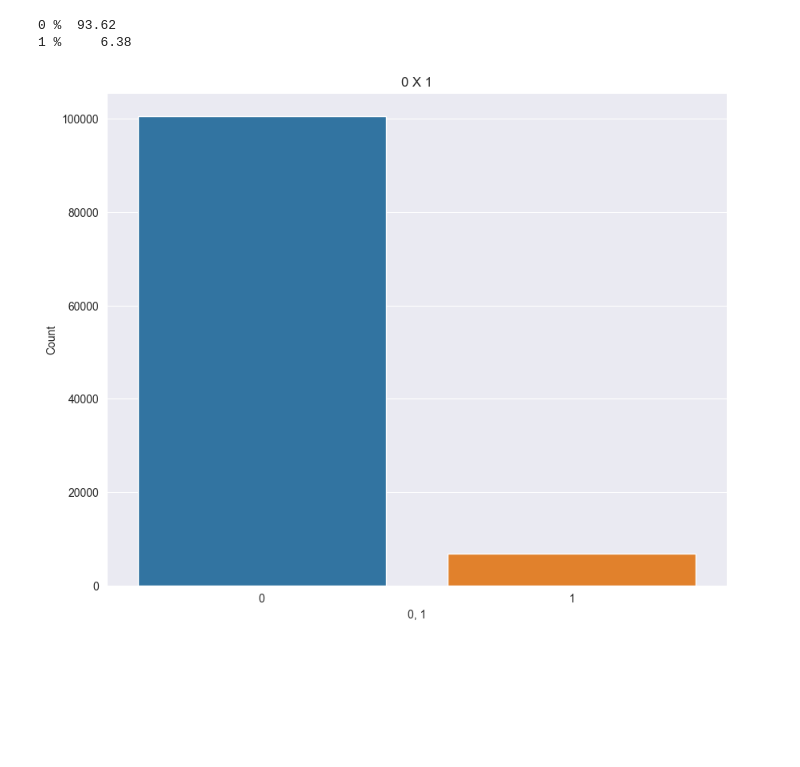
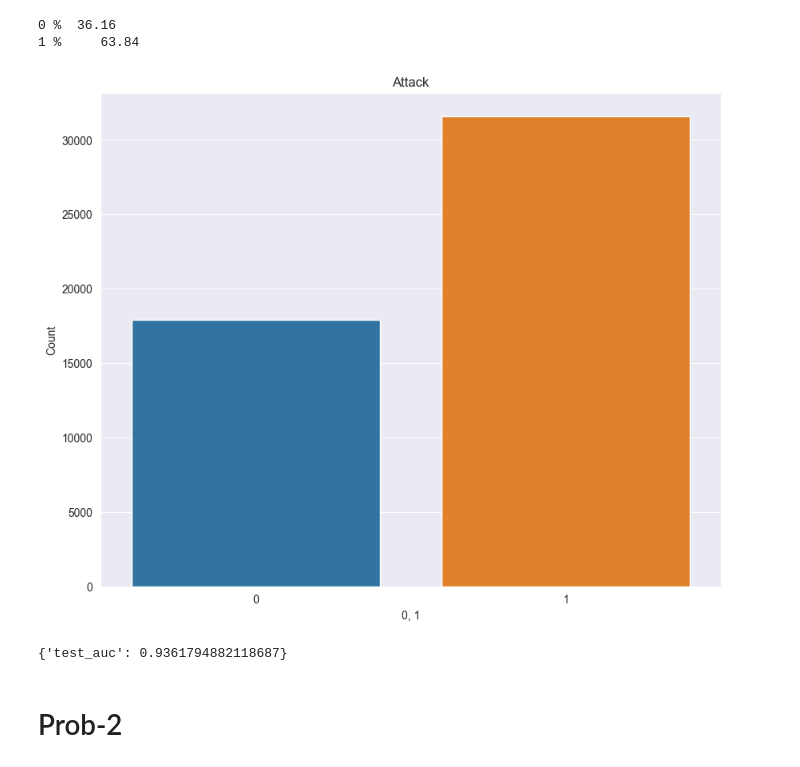
Before and after one commit to baolongbk29/AIME, a Jupyter notebook: notebook/phase-1.ipynb, the cells around one changed output. Cells and saved outputs as stored; diff of their text form; code cells hidden in the pictures; blank space fills up the shorter version.

Commit message:
Update for phase-2

```diff
--- a/notebook/phase-1.ipynb
+++ b/notebook/phase-1.ipynb
@@ -20,12 +11,12 @@ df_1.head()
 # %%
-train_x_path = r"E:\mlops-marathon\mlops-mara-sample-public\data\train_data\phase-1\prob-1\train_x.parquet"
-train_y_path = r"E:\mlops-marathon\mlops-mara-sample-public\data\train_data\phase-1\prob-1\train_y.parquet"
+train_x_path = r"E:\Coding\AIME\data\train_data\phase-2\prob-1\train_x.parquet"
+train_y_path = r"E:\Coding\AIME\data\train_data\phase-2\prob-1\train_y.parquet"
 
 train_x = pd.read_parquet(train_x_path)
 train_y = pd.read_parquet(train_y_path)
 
-test_x_path = r"E:\mlops-marathon\mlops-mara-sample-public\data\train_data\phase-1\prob-1\test_x.parquet"
-test_y_path = r"E:\mlops-marathon\mlops-mara-sample-public\data\train_data\phase-1\prob-1\test_y.parquet"
+test_x_path = r"E:\Coding\AIME\data\train_data\phase-2\prob-1\test_x.parquet"
+test_y_path = r"E:\Coding\AIME\data\train_data\phase-2\prob-1\test_y.parquet"
 
 test_x = pd.read_parquet(test_x_path)
 test_y = pd.read_parquet(test_y_path)
@@ -48,16 +39,16 @@ train_x
 # %%
 plt.figure(figsize=(10,8))
 sns.set_style('darkgrid')
 sns.barplot(x=train_y.label.value_counts().index,y=train_y.label.value_counts())
-plt.title('0 X 1')
+plt.title('Attack')
 plt.ylabel('Count')
 plt.xlabel('0, 1')
 print ('0 % ',round(train_y.label.value_counts()[0]/len(train_y.label)*100,2))
 print ('1 %    ',round(train_y.label.value_counts()[1]/len(train_y.label)*100,2))
 # %% [output]
-0 %  93.62
-1 %     6.38
+0 %  36.16
+1 %     63.84
-[figure, old version]
+[figure, new version]
 # %%
 train_x = train_x.to_numpy()
 train_y = train_y.to_numpy()
@@ -93,0 +59,19 @@ cmat, pred = RunModel(xg_undersampled, X_undersampled_train, Y_undersampled_trai
+# %%
+# train model
+if len(np.unique(train_y)) == 2:
+    objective = "binary:logistic"
+else:
+    objective = "multi:softprob"
+model_params = {"random_state": 42}
+model = xgb.XGBClassifier(objective=objective, **model_params)
+model.fit(train_x, train_y)
+
+# evaluate
+predictions = model.predict(test_x)
+auc_score = roc_auc_score(test_y, predictions)
+metrics = {"test_auc": auc_score}
+metrics
+# %% [output]
+{'test_auc': 0.9361794882118687}
+# %% [markdown]
+# Prob-2
```
Also changed, not shown: parts of 16 cells of this notebook, 5 other files.
